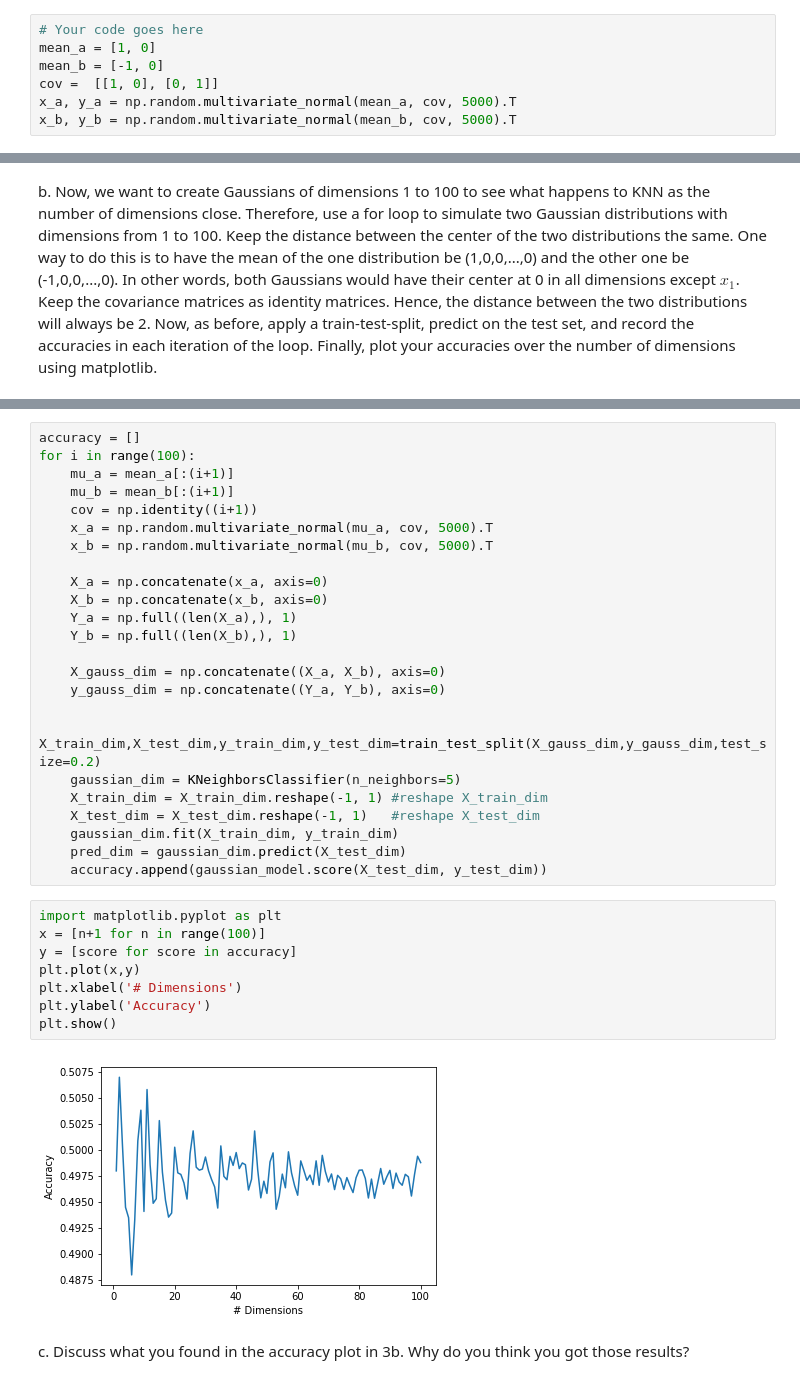
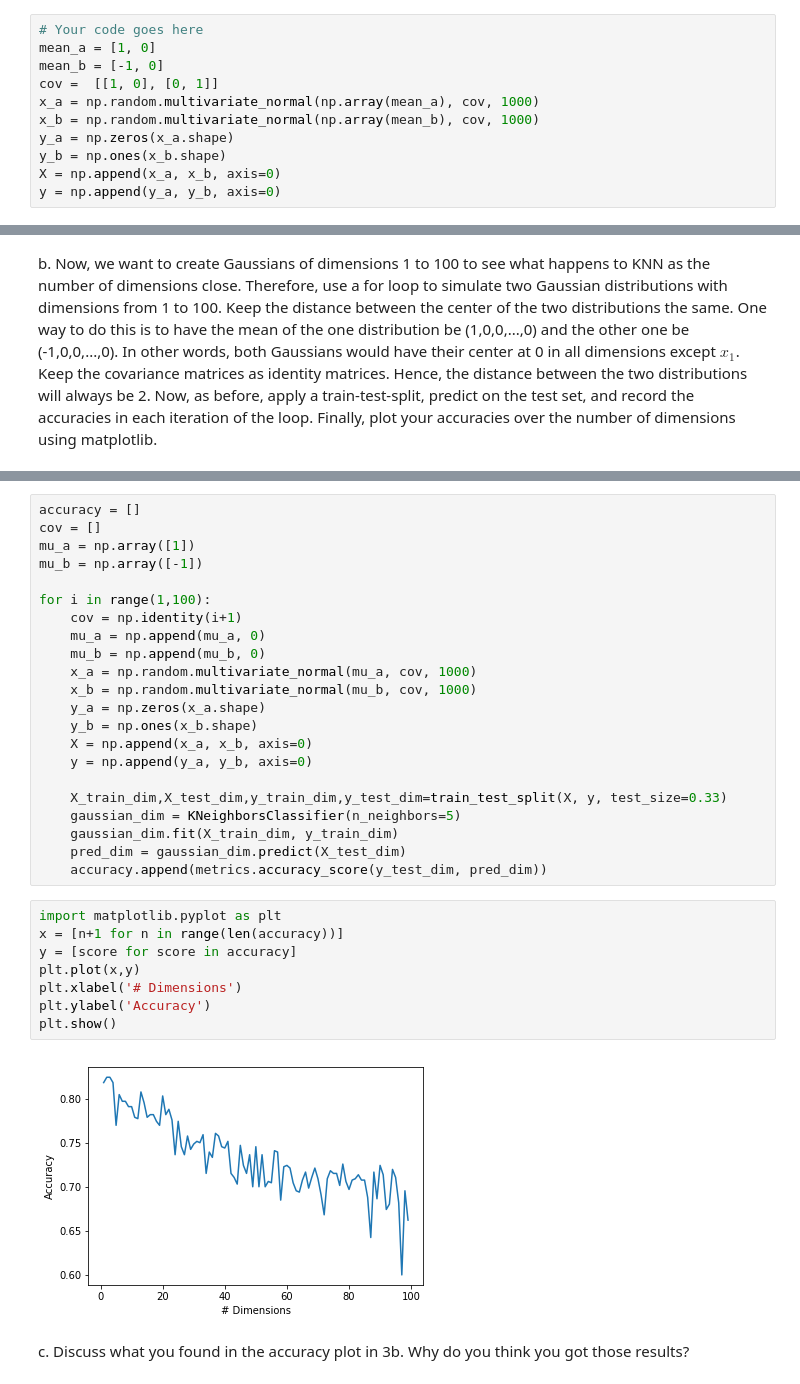
Before and after one commit to nayanika-g/knn, a Jupyter notebook: HW7_Part2_updated.ipynb, the cells around one changed output, grey strips where cells are left out. Drawn from its saved outputs; the diff is of its cells as text.

```diff
--- a/HW7_Part2_updated.ipynb
+++ b/HW7_Part2_updated.ipynb
@@ -140,5 +140,9 @@ a. Create two 2-dimensional Gaussian (normal) distribution with mean (1,0) and (
 mean_a = [1, 0]
 mean_b = [-1, 0]
 cov =  [[1, 0], [0, 1]]
-x_a, y_a = np.random.multivariate_normal(mean_a, cov, 5000).T
-x_b, y_b = np.random.multivariate_normal(mean_b, cov, 5000).T
+x_a = np.random.multivariate_normal(np.array(mean_a), cov, 1000)
+x_b = np.random.multivariate_normal(np.array(mean_b), cov, 1000)
+y_a = np.zeros(x_a.shape)
+y_b = np.ones(x_b.shape)
+X = np.append(x_a, x_b, axis=0)
+y = np.append(y_a, y_b, axis=0)
@@ -193,37 +161,35 @@ array([-1.,  0.,  0.,  0.,  0.,  0.,  0.,  0.,  0.,  0.,  0.,  0.,  0.,
 # %%
 accuracy = []
-for i in range(100):
-    mu_a = mean_a[:(i+1)]
-    mu_b = mean_b[:(i+1)]
-    cov = np.identity((i+1))
-    x_a = np.random.multivariate_normal(mu_a, cov, 5000).T
-    x_b = np.random.multivariate_normal(mu_b, cov, 5000).T
+cov = []
+mu_a = np.array([1])
+mu_b = np.array([-1])
 
-    X_a = np.concatenate(x_a, axis=0)
-    X_b = np.concatenate(x_b, axis=0)
-    Y_a = np.full((len(X_a),), 1)
-    Y_b = np.full((len(X_b),), 1)
+for i in range(1,100):
+    cov = np.identity(i+1)
+    mu_a = np.append(mu_a, 0)
+    mu_b = np.append(mu_b, 0)
+    x_a = np.random.multivariate_normal(mu_a, cov, 1000)
+    x_b = np.random.multivariate_normal(mu_b, cov, 1000)
+    y_a = np.zeros(x_a.shape)
+    y_b = np.ones(x_b.shape)
+    X = np.append(x_a, x_b, axis=0)
+    y = np.append(y_a, y_b, axis=0)
 
-    X_gauss_dim = np.concatenate((X_a, X_b), axis=0)
-    y_gauss_dim = np.concatenate((Y_a, Y_b), axis=0)
-
-    X_train_dim,X_test_dim,y_train_dim,y_test_dim=train_test_split(X_gauss_dim,y_gauss_dim,test_size=0.2)
+    X_train_dim,X_test_dim,y_train_dim,y_test_dim=train_test_split(X, y, test_size=0.33)
     gaussian_dim = KNeighborsClassifier(n_neighbors=5)
-    X_train_dim = X_train_dim.reshape(-1, 1) #reshape X_train_dim
-    X_test_dim = X_test_dim.reshape(-1, 1)   #reshape X_test_dim
     gaussian_dim.fit(X_train_dim, y_train_dim)
     pred_dim = gaussian_dim.predict(X_test_dim)
-    accuracy.append(gaussian_model.score(X_test_dim, y_test_dim))
+    accuracy.append(metrics.accuracy_score(y_test_dim, pred_dim))
 # %%
 import matplotlib.pyplot as plt
-x = [n+1 for n in range(100)]
+x = [n+1 for n in range(len(accuracy))]
 y = [score for score in accuracy]
 plt.plot(x,y)
 plt.xlabel('# Dimensions')
 plt.ylabel('Accuracy')
 plt.show()
 # %% [output]
-[figure, old version]
+[figure, new version]
 # %% [markdown]
 c. Discuss what you found in the accuracy plot in 3b. Why do you think you got those results?
 # %% [markdown]
```
Also changed, not shown: parts of 15 cells of this notebook.
